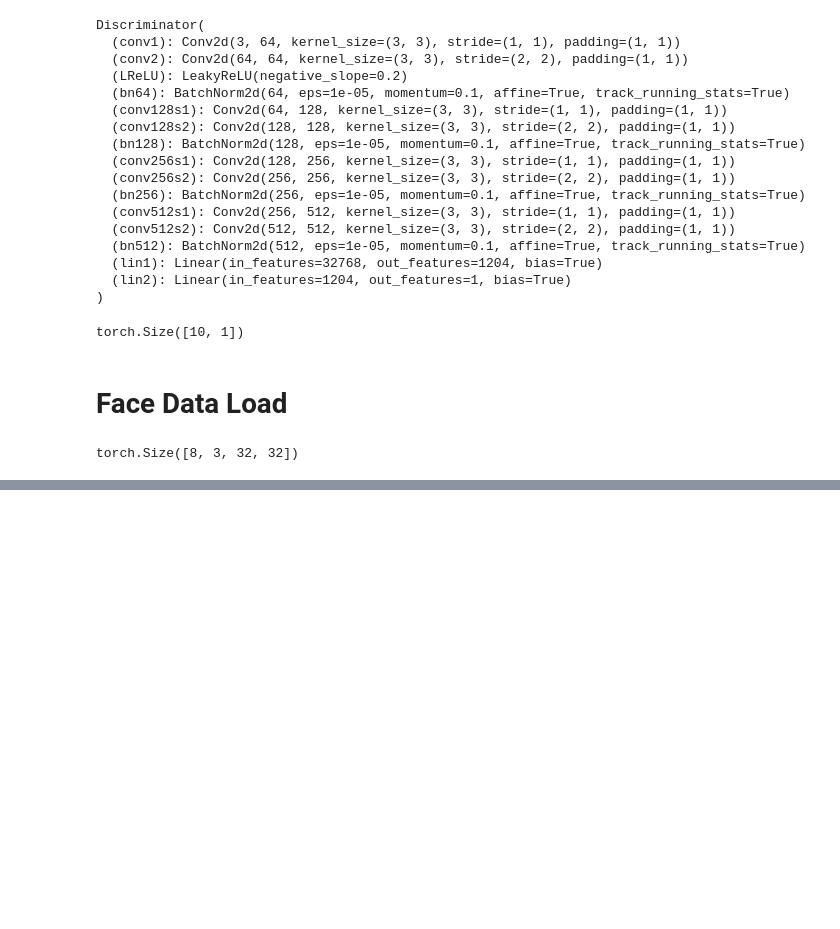
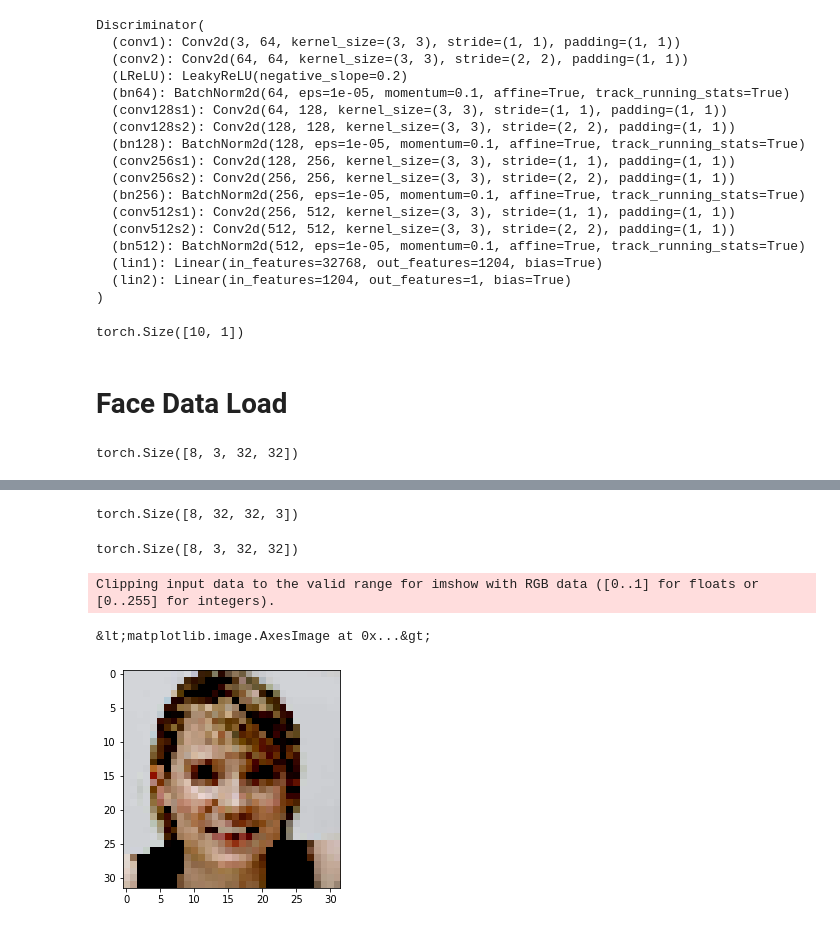
Before and after one commit to khlee369/SRGAN, a Jupyter notebook: test.ipynb, the cells around one changed output, grey strips where cells are left out. Drawn from its saved outputs; the diff is of its cells as text; code cells hidden in the pictures; blank space fills up the shorter version.

```diff
--- a/test.ipynb
+++ b/test.ipynb
@@ -56,7 +61,7 @@ torch.Size([10, 1])
 # Face Data Load
 # %%
 batch_size = 8
-dataset = FaceData()
+dataset = FaceData('train')
 # %%
 data_loader = DataLoader(dataset, batch_size, shuffle=True, num_workers=0, pin_memory=True, drop_last=True)
 # %%
@@ -71,0 +81,14 @@ torch.Size([8, 3, 128, 128])
+# %%
+x.permute(0,2,3,1).shape
+# %% [output]
+torch.Size([8, 32, 32, 3])
+# %%
+x.size()
+# %% [output]
+torch.Size([8, 3, 32, 32])
+# %%
+plt.imshow(x.permute(0,2,3,1)[0])
+# %% [output]
+Clipping input data to the valid range for imshow with RGB data ([0..1] for floats or [0..255] for integers).
+&lt;matplotlib.image.AxesImage at 0x...&gt;
+[figure, added]
```
Also changed, not shown: parts of 13 cells of this notebook.
